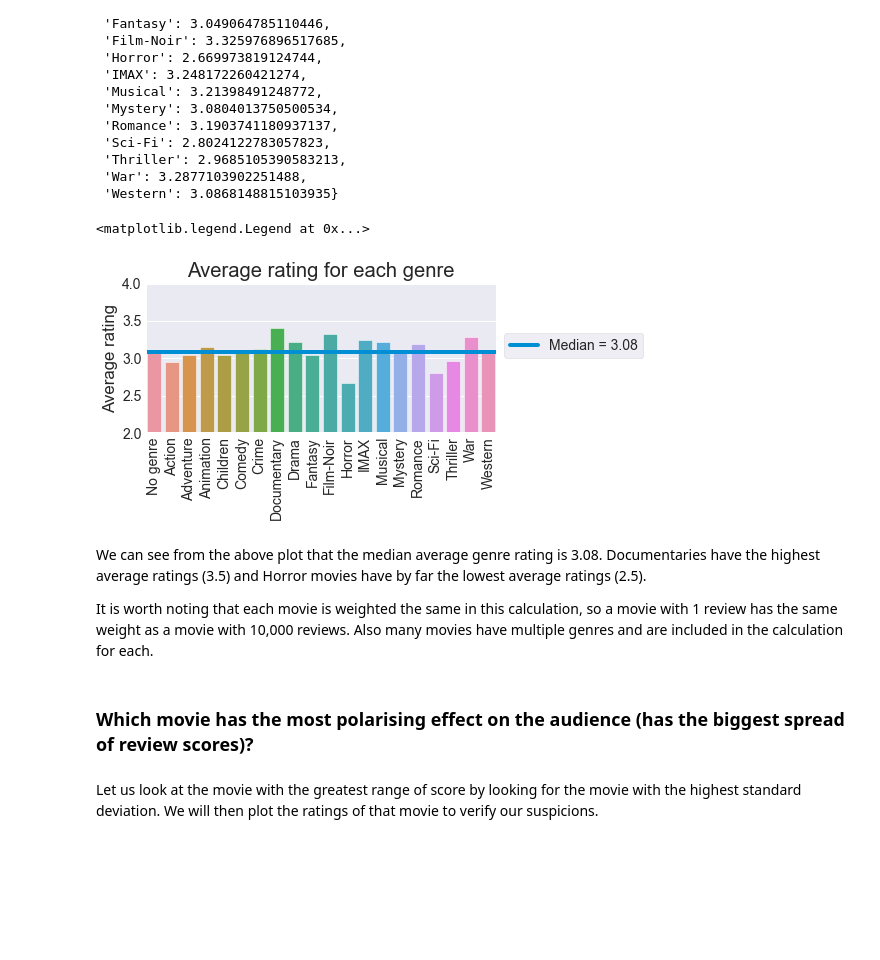
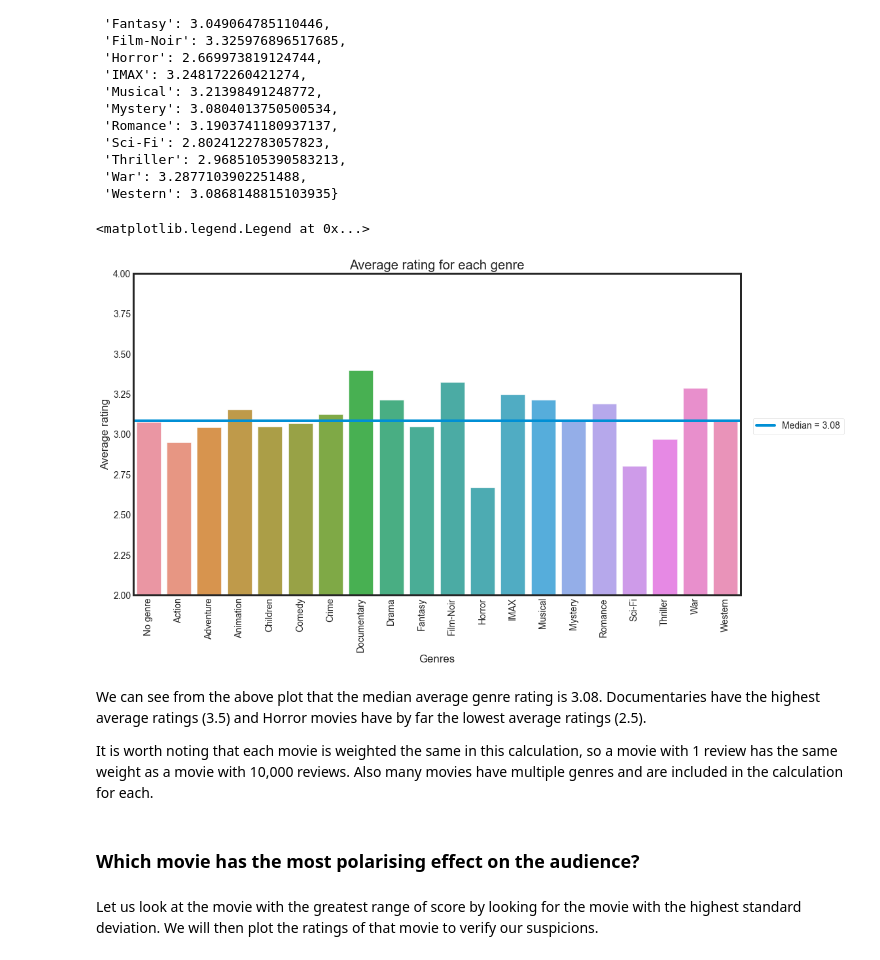
Before and after one commit to stanjaak123/Netflix-Recommender-using-Unsupervised-Machine-Learning-Clustering-, a Jupyter notebook: Netflix Recommender System.ipynb, the cells around one changed output. Drawn from its saved outputs; the diff is of its cells as text; code cells hidden in the pictures; blank space fills up the shorter version.

```diff
--- a/Netflix Recommender System.ipynb
+++ b/Netflix Recommender System.ipynb
@@ -727,0 +666,8 @@ print(avg_ratings[avg_ratings['movie_count'] >= 50][['title','rating','movie_cou
+# %%
+plt.figure(figsize = (14,9))
+sns.set_style('white')
+sns.barplot(x = x, y = y, palette = 'mako', edgecolor = "black")
+plt.ylabel('Movie Names', fontsize = 15)
+plt.xlabel('Movie Ratings',fontsize = 15)
+plt.title('The 5 best rated movies with more than 50 ratings',fontsize = 18)
+plt.show()
@@ -727,0 +679,8 @@ print(avg_ratings[avg_ratings['movie_count'] >= 50][['title','rating','movie_cou
+# %%
+plt.figure(figsize = (14,9))
+sns.set_style('white')
+sns.barplot(x = x, y = y, palette = 'rocket', edgecolor = "black")
+plt.ylabel('Movie Names', fontsize = 15)
+plt.xlabel('Movie Ratings',fontsize = 15)
+plt.title('The 5 worst rated movies with more than 50 ratings', fontsize = 18)
+plt.show()
@@ -734,7 +697,6 @@ Here we will look at the average rating per genre and make a vertical barchart f
 # %%
-# add the average rating and rating count to the movies dataframe
-
-df_movies = pd.merge(df_movies, avg_ratings.drop('title', axis=1), how='left', on='movieId')
+# Adding the average rating and rating count to the movies dataframe
+df_movies = pd.merge(df_movies, avg_ratings, how='left', on='movieId')
 df_movies.head()
 # %% [output]
 |  | movieId | title | year | genres | genre_split | (no genres listed) | Action | Adventure | Animation | ... |
@@ -784,24 +748,27 @@ genre_averages
  'War': 3.2877103902251488,
  'Western': 3.0868148815103935}
 # %%
-# Creating a vertical barchart to see which genres are reated highest on average.
+# Creating a vertical barchart to see which genres are rated highest on average
+
+plt.figure(figsize = (14,9))
 sns.barplot(x=list(genre_averages.keys()), y=list(genre_averages.values()))
 plt.xticks(rotation=90)
 plt.title('Average rating for each genre')
 plt.ylabel('Average rating')
+plt.xlabel('Genres')
 plt.ylim((2,4))
 plt.axhline(y=np.median(list(genre_averages.values())), label='Median = ' + str(round(np.median(list(genre_averages.values())),2)))
 plt.tight_layout()
 plt.legend(loc=(1.02, 0.5))
 # %% [output]
 <matplotlib.legend.Legend at 0x...>
-[figure, old version]
+[figure, new version]
 # %% [markdown]
 We can see from the above plot that the median average genre rating is 3.08. Documentaries have the highest average ratings (3.5) and Horror movies have by far the lowest average ratings (2.5).
 
 It is worth noting that each movie is weighted the same in this calculation, so a movie with 1 review has the same weight as a movie with 10,000 reviews. Also many movies have multiple genres and are included in the calculation for each.
 # %% [markdown]
-### Which movie has the most polarising effect on the audience (has the biggest spread of review scores)?
+### Which movie has the most polarising effect on the audience?
 # %% [markdown]
 Let us look at the movie with the greatest range of score by looking for the movie with the highest standard deviation. We will then plot the ratings of that movie to verify our suspicions.
 # %%
```
Also changed, not shown: parts of 87 cells of this notebook, 1 other file.
